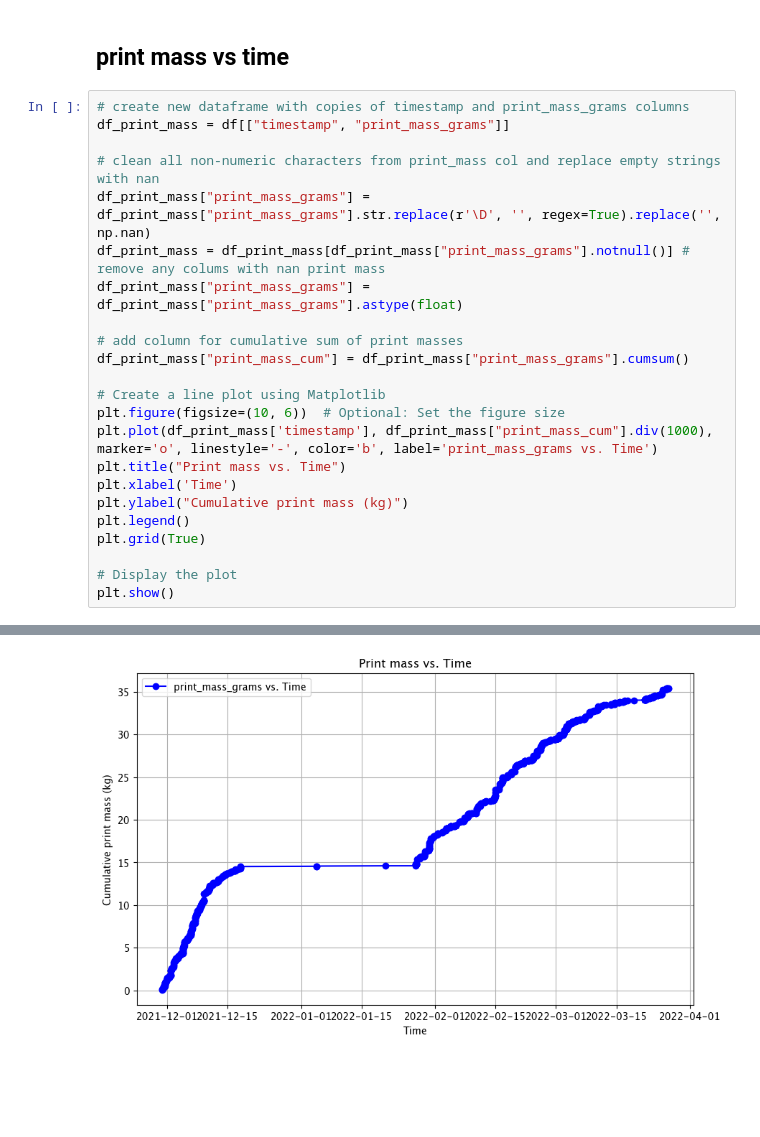
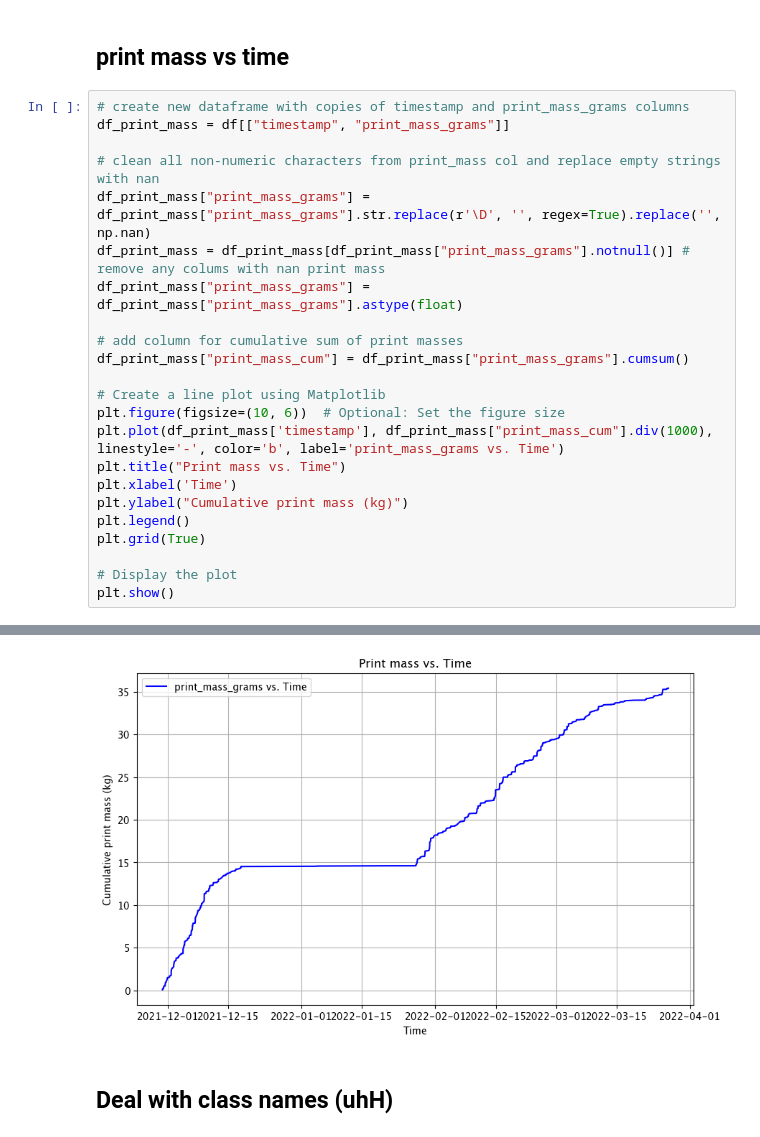
Before and after one commit to JohnnyMaBoi/olin-3d-printing, a Jupyter notebook: process_data.ipynb, the cells around one changed output, grey strips where cells are left out. Saved outputs shown, nothing was run; the diff lists cells and outputs as text; blank space fills up the shorter version.

```diff
--- a/process_data.ipynb
+++ b/process_data.ipynb
@@ -59,7 +59,7 @@ df_print_mass["print_mass_cum"] = df_print_mass["print_mass_grams"].cumsum()
 
 # Create a line plot using Matplotlib
 plt.figure(figsize=(10, 6))  # Optional: Set the figure size
-plt.plot(df_print_mass['timestamp'], df_print_mass["print_mass_cum"].div(1000), marker='o', linestyle='-', color='b', label='print_mass_grams vs. Time')
+plt.plot(df_print_mass['timestamp'], df_print_mass["print_mass_cum"].div(1000), linestyle='-', color='b', label='print_mass_grams vs. Time')
 plt.title("Print mass vs. Time")
 plt.xlabel('Time')
 plt.ylabel("Cumulative print mass (kg)")
@@ -78 +77,3 @@ Fontconfig warning: ignoring UTF-8: not a valid region tag
-[figure, old version]
+[figure, new version]
+# %% [markdown]
+## Deal with class names (uhH)
```
Also changed, not shown: parts of 4 cells of this notebook, 53 other files.
